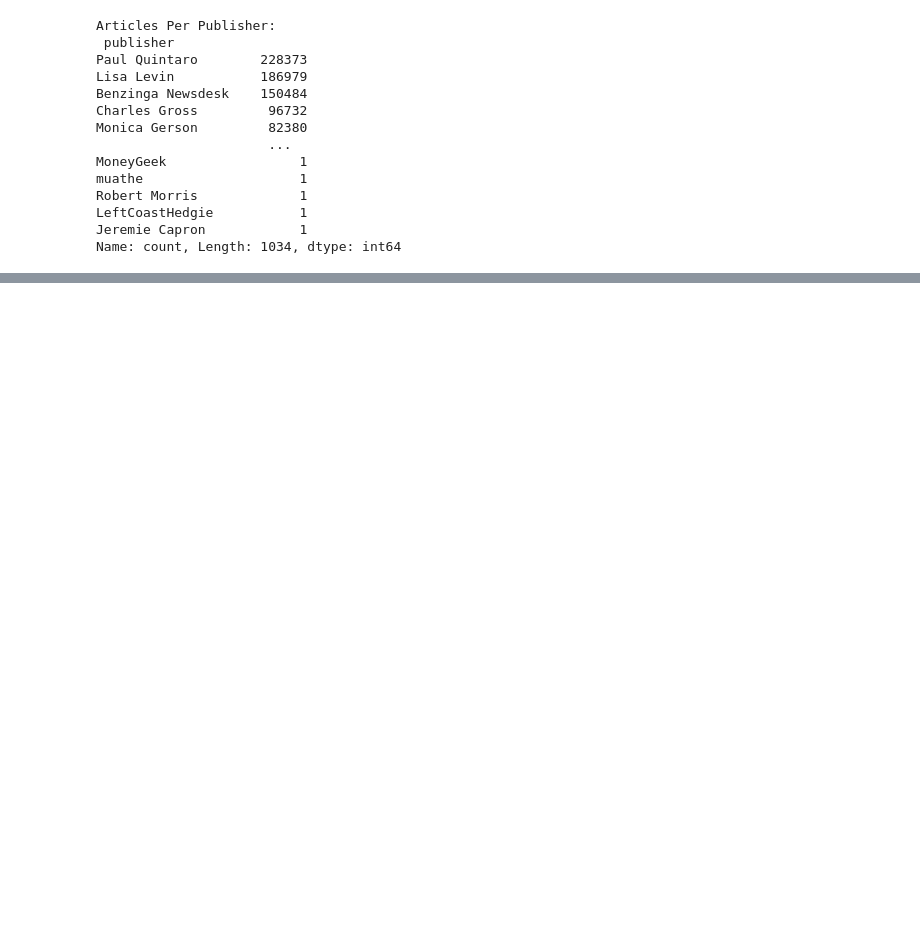
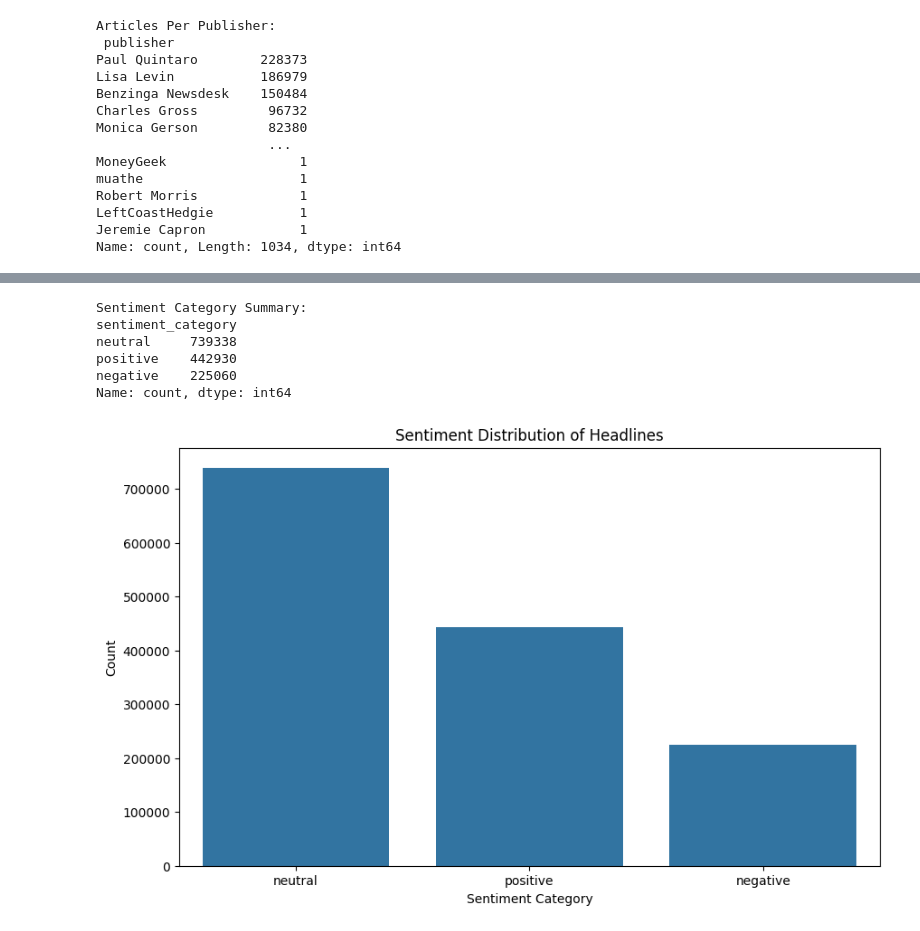
Before and after one commit to Yayerad/Nova-Financial-Solutions, a Jupyter notebook: notebooks/eda.ipynb, the cells around one changed output, grey strips where cells are left out. Drawn from its saved outputs; the diff is of its cells as text; code cells hidden in the pictures; blank space fills up the shorter version.

```diff
--- a/notebooks/eda.ipynb
+++ b/notebooks/eda.ipynb
@@ -74,0 +112,2 @@ Length: 2528, dtype: int64
+# %%
+df = vader_sentiment_analysis(df)
@@ -74,0 +134,23 @@ Length: 2528, dtype: int64
+# %%
+print("\nSentiment Category Summary:")
+print(df['sentiment_category'].value_counts())
+# %% [output]
+Sentiment Category Summary:
+sentiment_category
+neutral     739338
+positive    442930
+negative    225060
+Name: count, dtype: int64
+# %%
+import seaborn as sns
+import matplotlib.pyplot as plt
+
+# Visualize the sentiment distribution
+plt.figure(figsize=(10, 6))
+sns.countplot(x='sentiment_category', data=df)
+plt.title('Sentiment Distribution of Headlines')
+plt.xlabel('Sentiment Category')
+plt.ylabel('Count')
+plt.show()
+# %% [output]
+[figure, added]
```
Also changed, not shown: parts of 7 cells of this notebook.
